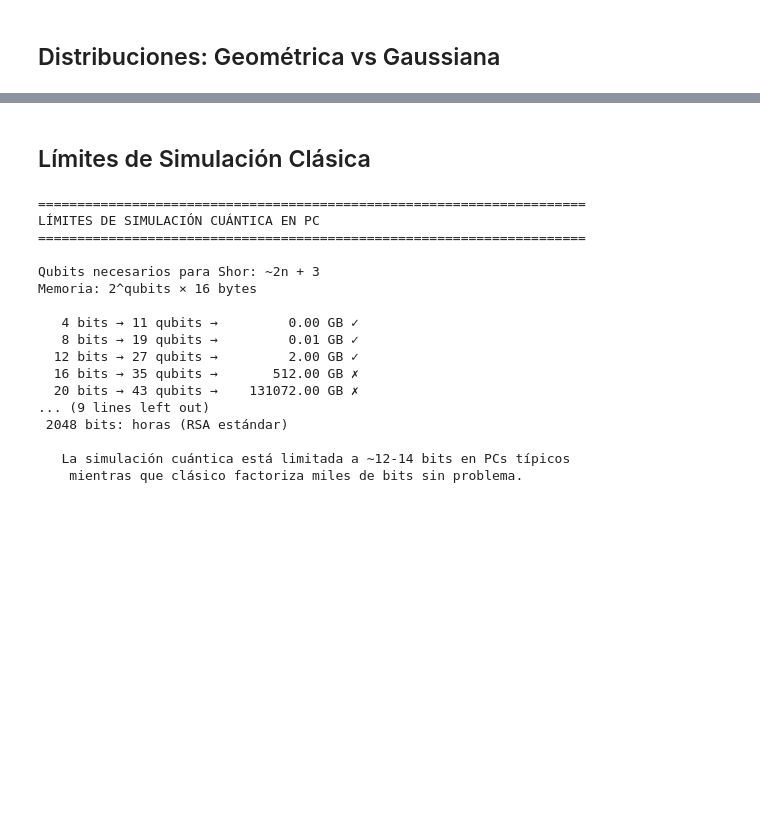
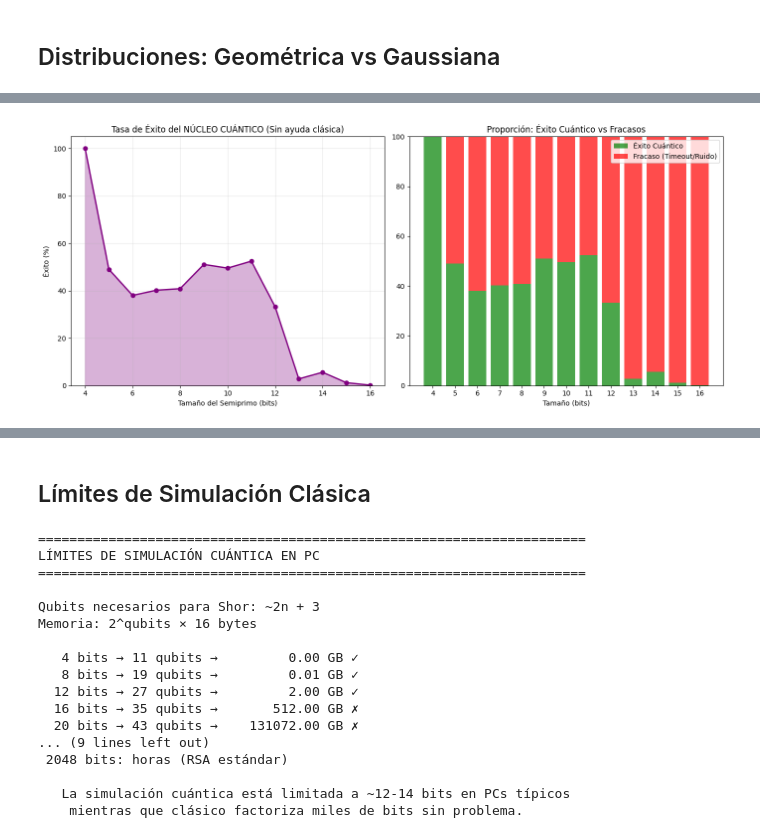
Before and after one commit to Alejandr05ang/factorizacion_numeros_semiprimos, a Jupyter notebook: ComputacionCuantica.ipynb, the cells around one changed output, grey strips where cells are left out. Cells and saved outputs as stored; diff of their text form; code cells hidden in the pictures; blank space fills up the shorter version.

```diff
--- a/ComputacionCuantica.ipynb
+++ b/ComputacionCuantica.ipynb
@@ -724 +738,65 @@ plot_quantum_analysis(df)
 Guardado: datasets/quantum_analysis.png
+# %%
+def plot_quantum_analysis_v2(df):
+    """Gráficas de análisis cuántico (Versión Force Quantum)"""
+    fig, axes = plt.subplots(1, 2, figsize=(14, 6))
+
+    # Filtramos casos que NO sean gcd_luck (si force_quantum=True, no debería haberlos,
+    # pero filtramos por seguridad o para comparar con datos viejos)
+    df_pure = df[df['method'] != 'gcd_luck']
+
+    # 1. Tasa de Éxito Cuántico Puro por Bits
+    ax1 = axes[0]
+    bits = sorted(df_pure['n_bits'].unique())
+    rates = []
+    for n in bits:
+        sub = df_pure[df_pure['n_bits'] == n]
+        if len(sub) > 0:
+            rate = sub['success'].mean() * 100
+            rates.append(rate)
+        else:
+            rates.append(0)
+
+    ax1.plot(bits, rates, 'o-', color='purple', linewidth=2)
+    ax1.fill_between(bits, rates, alpha=0.3, color='purple')
+    ax1.set_title('Tasa de Éxito del NÚCLEO CUÁNTICO (Sin ayuda clásica)', fontsize=12)
+    ax1.set_xlabel('Tamaño del Semiprimo (bits)')
+    ax1.set_ylabel('Éxito (%)')
+    ax1.grid(True, alpha=0.3)
+    ax1.set_ylim(0, 105)
+
+    # 2. Barras Apiladas: Cuántico vs Fallos
+    ax2 = axes[1]
+    q_counts = []
+    f_counts = []
+
+    for n in bits:
+        sub = df_pure[df_pure['n_bits'] == n]
+        q = len(sub[sub['method'] == 'quantum_success'])
+        f = len(sub[sub['success'] == 0]) # Fallos
+        total = q + f
+        if total > 0:
+            q_counts.append(q / total * 100)
+            f_counts.append(f / total * 100)
+        else:
+            q_counts.append(0)
+            f_counts.append(0)
+
+    x = np.arange(len(bits))
+    ax2.bar(x, q_counts, label='Éxito Cuántico', color='green', alpha=0.7)
+    ax2.bar(x, f_counts, bottom=q_counts, label='Fracaso (Timeout/Ruido)', color='red', alpha=0.7)
+
+    ax2.set_title('Proporción: Éxito Cuántico vs Fracasos', fontsize=12)
+    ax2.set_xticks(x)
+    ax2.set_xticklabels(bits)
+    ax2.set_xlabel('Tamaño (bits)')
+    ax2.legend()
+
+    plt.tight_layout()
+    plt.savefig(f"{DATA_DIR}/force_quantum_analysis.png", dpi=150)
+    plt.show()
+
+# Ejecutar análisis visual
+plot_quantum_analysis_v2(df)
+# %% [output]
+[figure, added]
```
Also changed, not shown: parts of 17 cells of this notebook, 22 other files.
